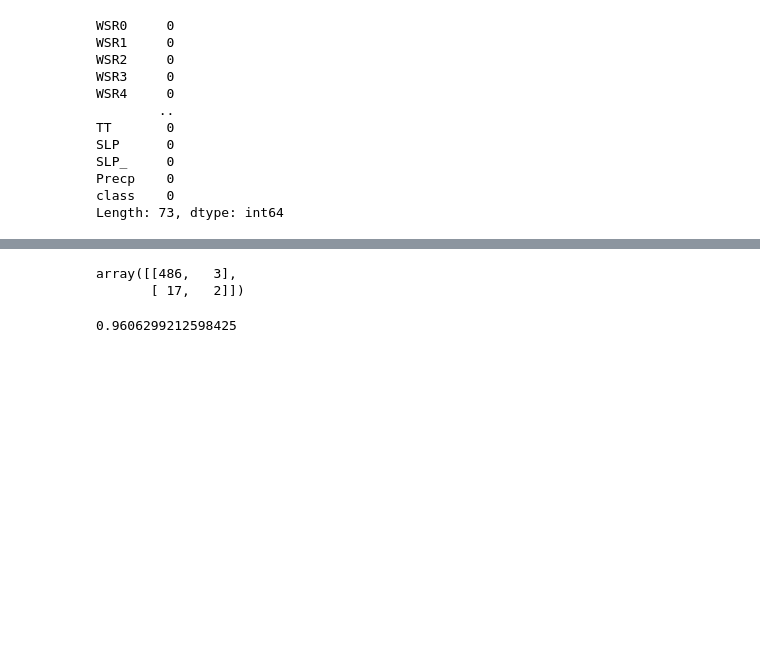
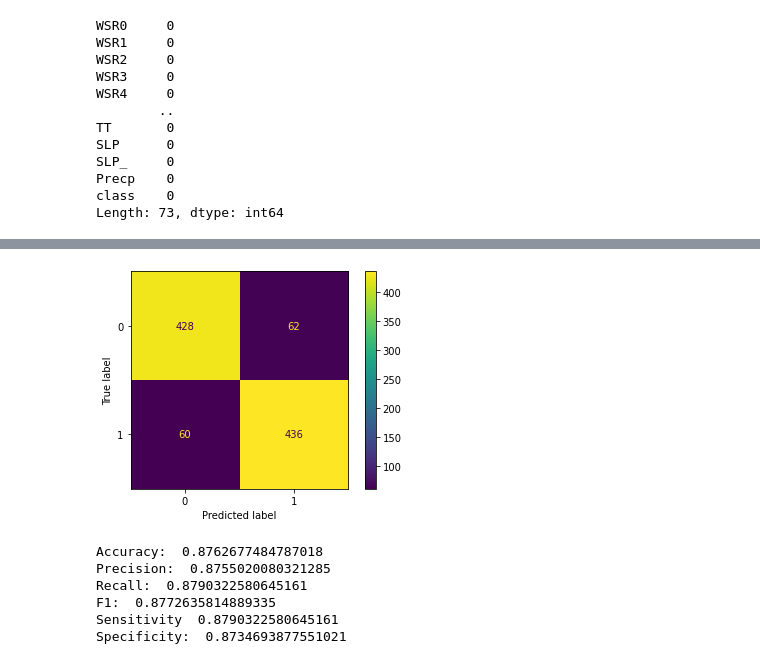
Before and after one commit to gauravvv2204/Ozone-Level-Detection, a Jupyter notebook: LogisticRegression.ipynb, the cells around one changed output, grey strips where cells are left out. Saved outputs shown, nothing was run; the diff lists cells and outputs as text; code cells hidden in the pictures; blank space fills up the shorter version.

```diff
--- a/LogisticRegression.ipynb
+++ b/LogisticRegression.ipynb
@@ -17,7 +16,7 @@ columns = ['Date', 'WSR0', 'WSR1', 'WSR2', 'WSR3', 'WSR4', 'WSR5', 'WSR6', 'WSR7
            'T19', 'T20', 'T21', 'T22', 'T23', 'T_PK', 'T_AV', 'T85', 'RH85', 'U85', 'V85', 'HT85',
            'T70', 'RH70', 'U70', 'V70', 'HT70', 'T50', 'RH50', 'U50', 'V50', 'HT50', 'KI', 'TT',
            'SLP', 'SLP_', 'Precp', 'class']
-data = pd.read_csv(r'onehr.csv', delimiter=',', names=columns)
+data = pd.read_csv('./Datasets/onehr.data.csv', delimiter=',', names=columns)
 df = pd.DataFrame(data)
 df.head()
 # %% [output]
@@ -169,6 +165,10 @@ Y=df.iloc[:,72]
 # %%
 scaler=StandardScaler()
 X_scaled=scaler.fit_transform(X)
+# %%
+from imblearn.over_sampling import RandomOverSampler
+oversample = RandomOverSampler()
+X_scaled, Y= oversample.fit_resample(X_scaled,Y)
 # %%
 X_train, X_test, Y_train, Y_test=train_test_split(X_scaled, Y, test_size=0.2, random_state=2)
 # %%
@@ -186,15 +193,33 @@ LogisticRegression(random_state=0)
 # Predicting the test set result using
 # predict function under LogisticRegression
 Y_pred = classifier.predict(X_test)
-# %%
-# making confusion matrix between
-# test set of Y and predicted value.
-cm = confusion_matrix(Y_test, Y_pred)
-cm
-# %% [output]
-array([[486,   3],
-       [ 17,   2]])
-# %%
-accuracy_score(Y_test, Y_pred)
-# %% [output]
-0.9606299212598425
+# %%
+from sklearn.metrics import confusion_matrix, ConfusionMatrixDisplay, accuracy_score, roc_curve, auc, precision_score,recall_score,f1_score
+cm = confusion_matrix(Y_test, np.round(Y_pred))
+disp_cm = ConfusionMatrixDisplay(confusion_matrix=cm)
+disp_cm.plot()
+path = r"D:\College HW\ML\Project\Ozone-Level-Detection\Images"
+plt.savefig(r"{}\Logistic_CONFmat.png".format(path))
+plt.show()
+# %% [output]
+[figure, added]
+# %%
+accu = accuracy_score(Y_test, Y_pred)
+pres = precision_score(Y_test,Y_pred)
+rec = recall_score(Y_test,Y_pred)
+f1s = f1_score(Y_test,Y_pred)
+sens = cm[1][1]/(cm[1][1]+cm[1][0])
+spec = cm[0][0]/(cm[0][1]+cm[0][0])
+print("Accuracy: ", accu)
+print("Precision: ", pres)
+print("Recall: ", rec)
+print("F1: ", f1s)
+print("Sensitivity ", sens)
+print("Specificity: ", spec)
+# %% [output]
+Accuracy:  0.8762677484787018
+Precision:  0.8755020080321285
+Recall:  0.8790322580645161
+F1:  0.8772635814889335
+Sensitivity  0.8790322580645161
+Specificity:  0.8734693877551021
```
Also changed, not shown: parts of 7 cells of this notebook, 13 other files.
